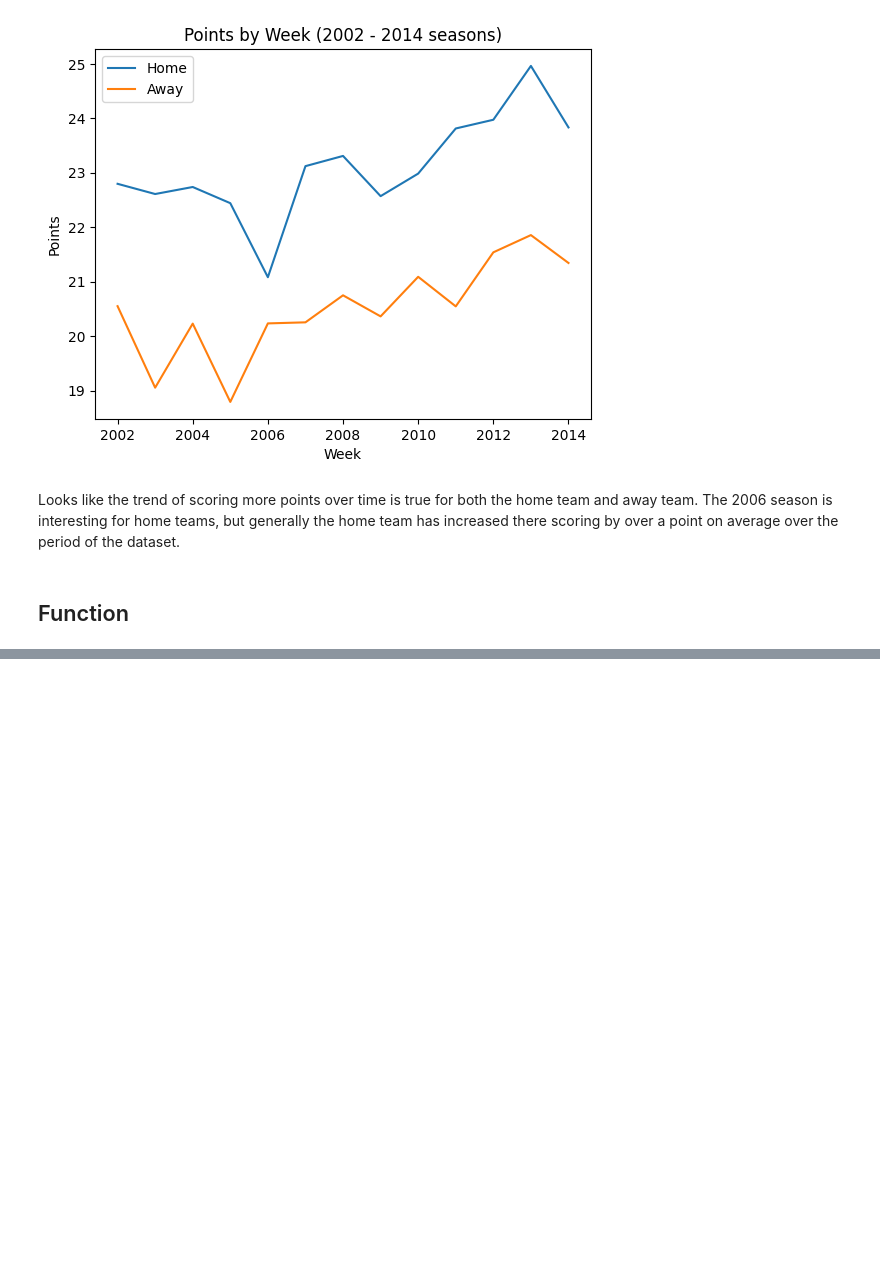
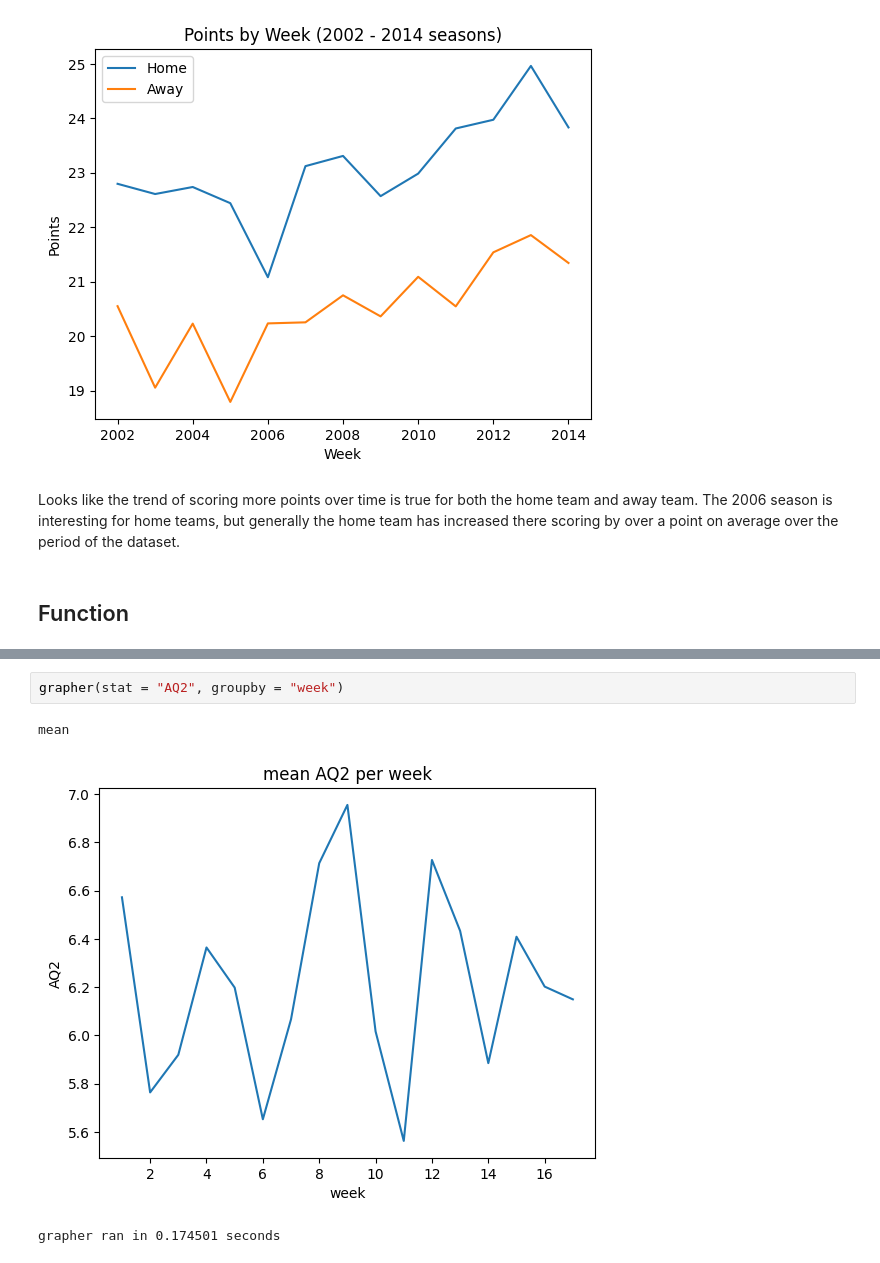
Before and after one commit to evandwh/ST554---Spring-2026---NCSU, a Jupyter notebook: Whitfield_ST554_HW4.ipynb, the cells around one changed output, grey strips where cells are left out. Cells and saved outputs as stored; diff of their text form; blank space fills up the shorter version.

```diff
--- a/Whitfield_ST554_HW4.ipynb
+++ b/Whitfield_ST554_HW4.ipynb
@@ -628,0 +664,6 @@ Looks like the trend of scoring more points over time is true for both the home
+# %%
+grapher(stat = "AQ2", groupby = "week")
+# %% [output]
+mean
+[figure, added]
+grapher ran in 0.174501 seconds
```
Also changed, not shown: parts of 6 cells of this notebook.
